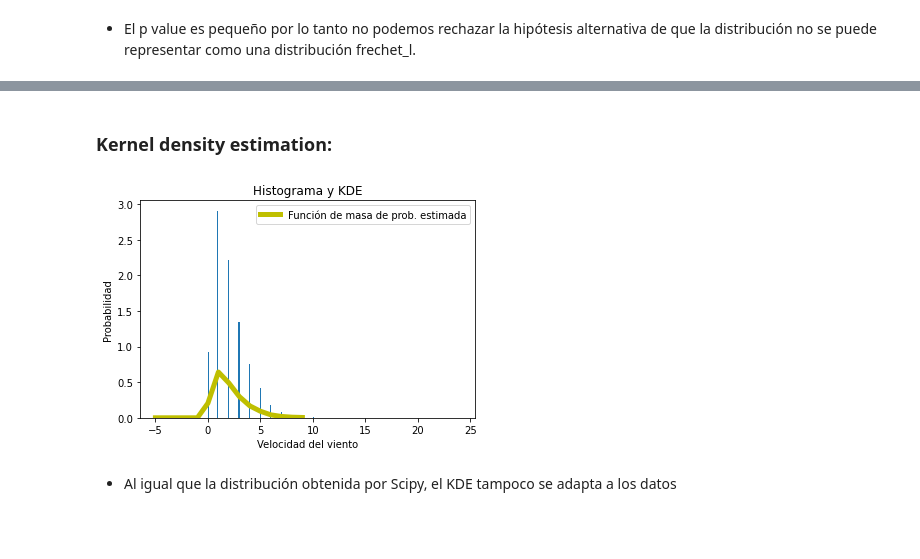
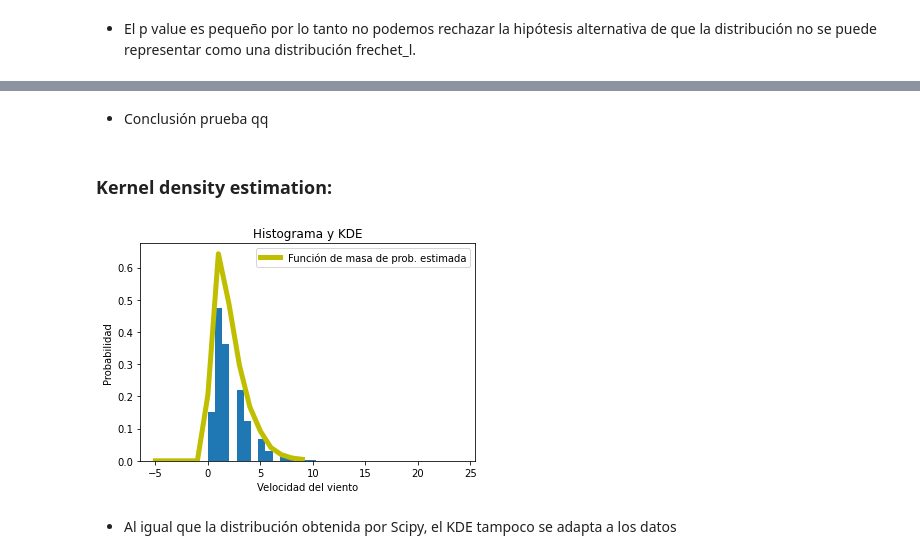
Before and after one commit to PintorOD1997/ProyectoConjunto_LandaverdeI_PintorD, a Jupyter notebook: ProyectoModulo1_OchoaD_MercadoI.ipynb, the cells around one changed output, grey strips where cells are left out. Drawn from its saved outputs; the diff is of its cells as text; code cells hidden in the pictures; blank space fills up the shorter version.

```diff
--- a/ProyectoModulo1_OchoaD_MercadoI.ipynb
+++ b/ProyectoModulo1_OchoaD_MercadoI.ipynb
@@ -1356,17 +1394,19 @@ Estadístico de Chi2 = 248.04784440495598
+# %% [markdown]
+- Conclusión prueba qq
 # %% [markdown]
 ### Kernel density estimation:
 # %%
 dom = np.arange(-5,10) #Dominio de la variable
-plt.hist(wind_speed,bins="auto",density=True)
+plt.hist(wind_speed,bins=35,density=True)
 f = kde_statsmodels_m(wind_speed)
 plt.plot(dom, f(dom), label='Función de masa de prob. estimada', color='y', linewidth=5)
 plt.xlabel('Velocidad del viento')
 plt.ylabel('Probabilidad')
 plt.title("Histograma y KDE")
 plt.legend()
 plt.show()
 # %% [output]
-[figure, old version]
+[figure, new version]
 # %% [markdown]
 * Al igual que la distribución obtenida por Scipy, el KDE tampoco se adapta a los datos
 # %% [markdown]
```
Also changed, not shown: parts of 66 cells of this notebook.
